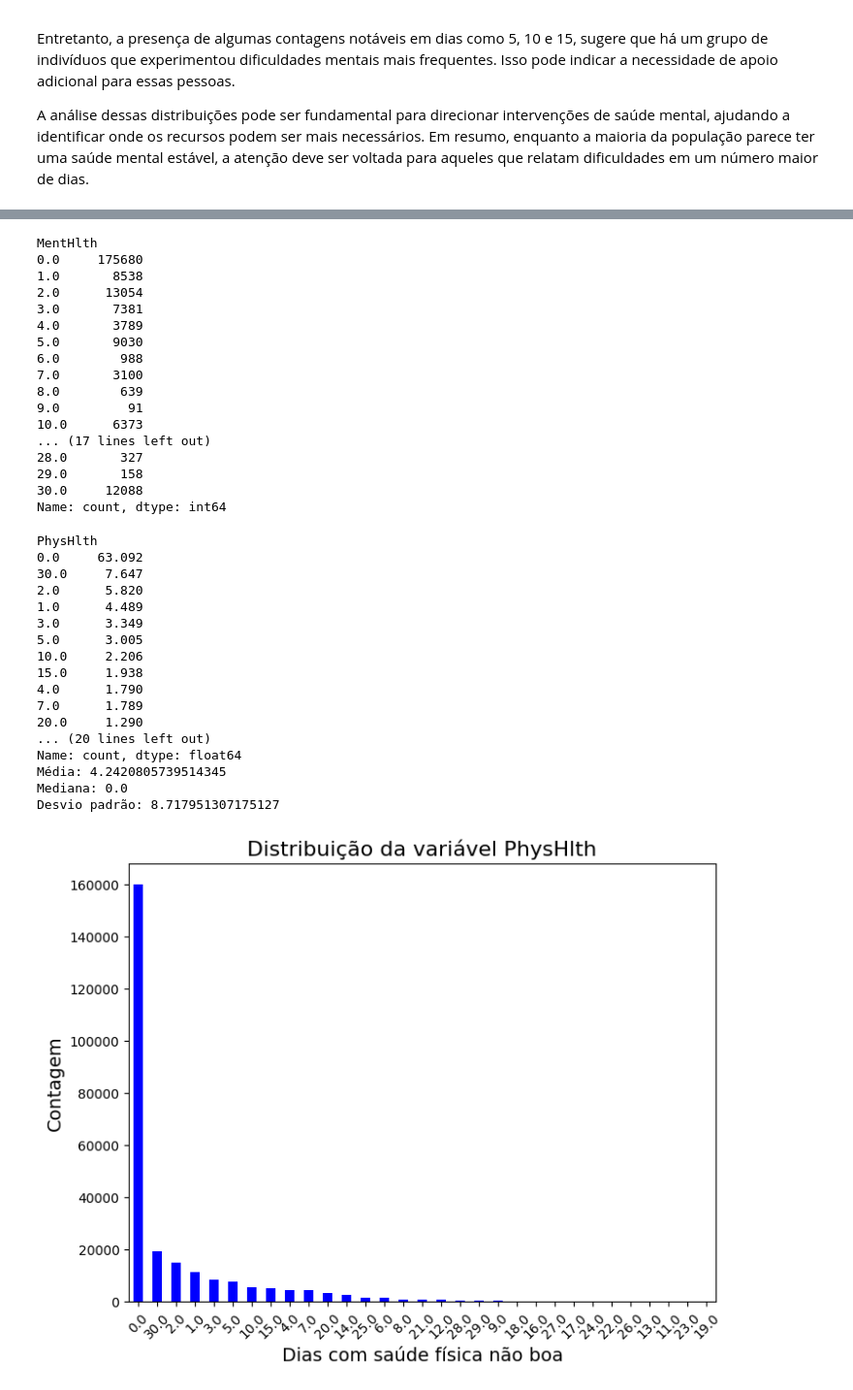
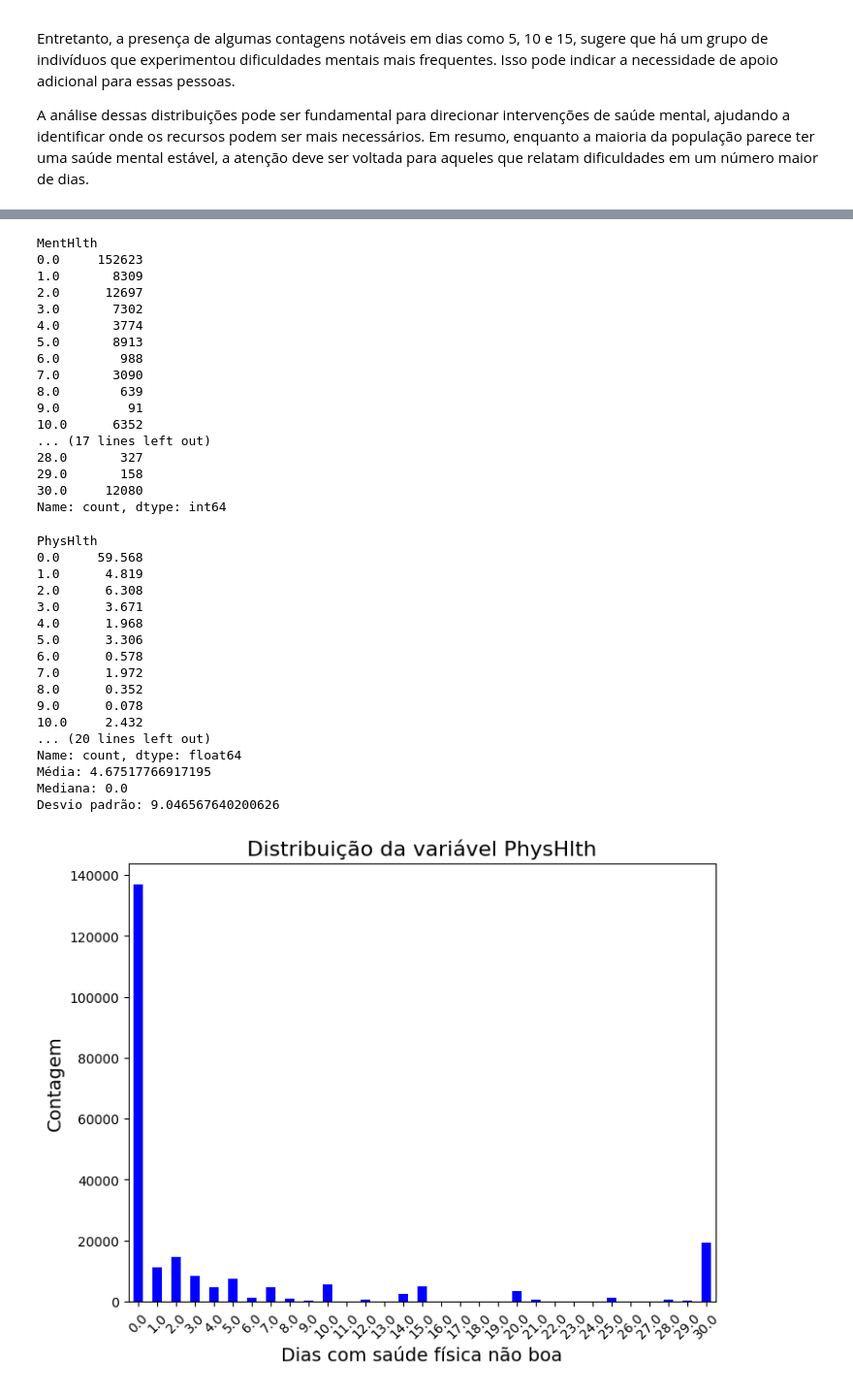
Before and after one commit to rcm2005/Data-Science, a Jupyter notebook: sprint3/sprint33.ipynb, the cells around one changed output, grey strips where cells are left out. Shown at 97% size. Drawn from its saved outputs; the diff is of its cells as text; code cells hidden in the pictures.

```diff
--- a/sprint3/sprint33.ipynb
+++ b/sprint3/sprint33.ipynb
@@ -8,3 +8,10 @@ base = pd.read_csv("Sprint3 Diabetes.csv")
 base.shape
 # %% [output]
 (253680, 22)
+# %%
+# Verificando duplicatas
+duplicatas = base.duplicated().sum()
+print(f"Número de duplicatas: {duplicatas}")
+
+# Removendo duplicatas
+base = base.drop_duplicates()
@@ -721,72 +853,73 @@ with open("distribuicaomentalh.txt", mode = "w") as arquivo:
         arquivo.write("\n")
 # %% [output]
 MentHlth
-0.0     175680
-1.0       8538
-2.0      13054
-3.0       7381
-4.0       3789
-5.0       9030
+0.0     152623
+1.0       8309
+2.0      12697
+3.0       7302
+4.0       3774
+5.0       8913
 6.0        988
-7.0       3100
+7.0       3090
 8.0        639
 9.0         91
-10.0      6373
+10.0      6352
 ... (17 lines left out)
 28.0       327
 29.0       158
-30.0     12088
+30.0     12080
 Name: count, dtype: int64
 # %%
 # Calculando a distribuição total da variável PhysHlth
-PhysHlth_count = base["PhysHlth"].value_counts()
+PhysHlth_count = base["PhysHlth"].value_counts().sort_index()
 
 # Medindo a composição percentual da variável PhysHlth
 PhysHlth_percent = (PhysHlth_count / PhysHlth_count.sum()) * 100
 PhysHlth_percent = PhysHlth_percent.round(3)
 print(PhysHlth_percent)
 
 # Calculando estatísticas descritivas
 PhysHlth_mean = base["PhysHlth"].mean()
 PhysHlth_median = base["PhysHlth"].median()
 PhysHlth_std = base["PhysHlth"].std()
 
 print(f"Média: {PhysHlth_mean}")
 print(f"Mediana: {PhysHlth_median}")
 print(f"Desvio padrão: {PhysHlth_std}")
 
 # Plotando o gráfico de barras para a variável PhysHlth
 plt.figure(figsize=(8,6))
 PhysHlth_count.plot(kind='bar', color='blue')
 plt.title('Distribuição da variável PhysHlth', fontsize=16)
 plt.xlabel('Dias com saúde física não boa', fontsize=14)
 plt.ylabel('Contagem', fontsize=14)
 plt.xticks(rotation=45)
 plt.show()
 
-with open("distribuicaomentalh.txt", mode = "w") as arquivo:
+# Salvando a distribuição em um arquivo
+with open("distribuicaomentalh.txt", mode="w") as arquivo:
     for linha in PhysHlth_count:
         arquivo.write(str(linha))
         arquivo.write("\n")
 # %% [output]
 PhysHlth
-0.0     63.092
-30.0     7.647
-2.0      5.820
-1.0      4.489
-3.0      3.349
-5.0      3.005
-10.0     2.206
-15.0     1.938
-4.0      1.790
-7.0      1.789
-20.0     1.290
+0.0     59.568
+1.0      4.819
+2.0      6.308
+3.0      3.671
+4.0      1.968
+5.0      3.306
+6.0      0.578
+7.0      1.972
+8.0      0.352
+9.0      0.078
+10.0     2.432
 ... (20 lines left out)
 Name: count, dtype: float64
-Média: 4.2420805739514345
+Média: 4.67517766917195
 Mediana: 0.0
-Desvio padrão: 8.717951307175127
+Desvio padrão: 9.046567640200626
-[figure, old version]
+[figure, new version]
 # %%
 # Calculando a distribuição total da variável DiffWalk
 DiffWalk_count = base["DiffWalk"].value_counts()
```
Also changed, not shown: parts of 46 cells of this notebook, 2 other files.
